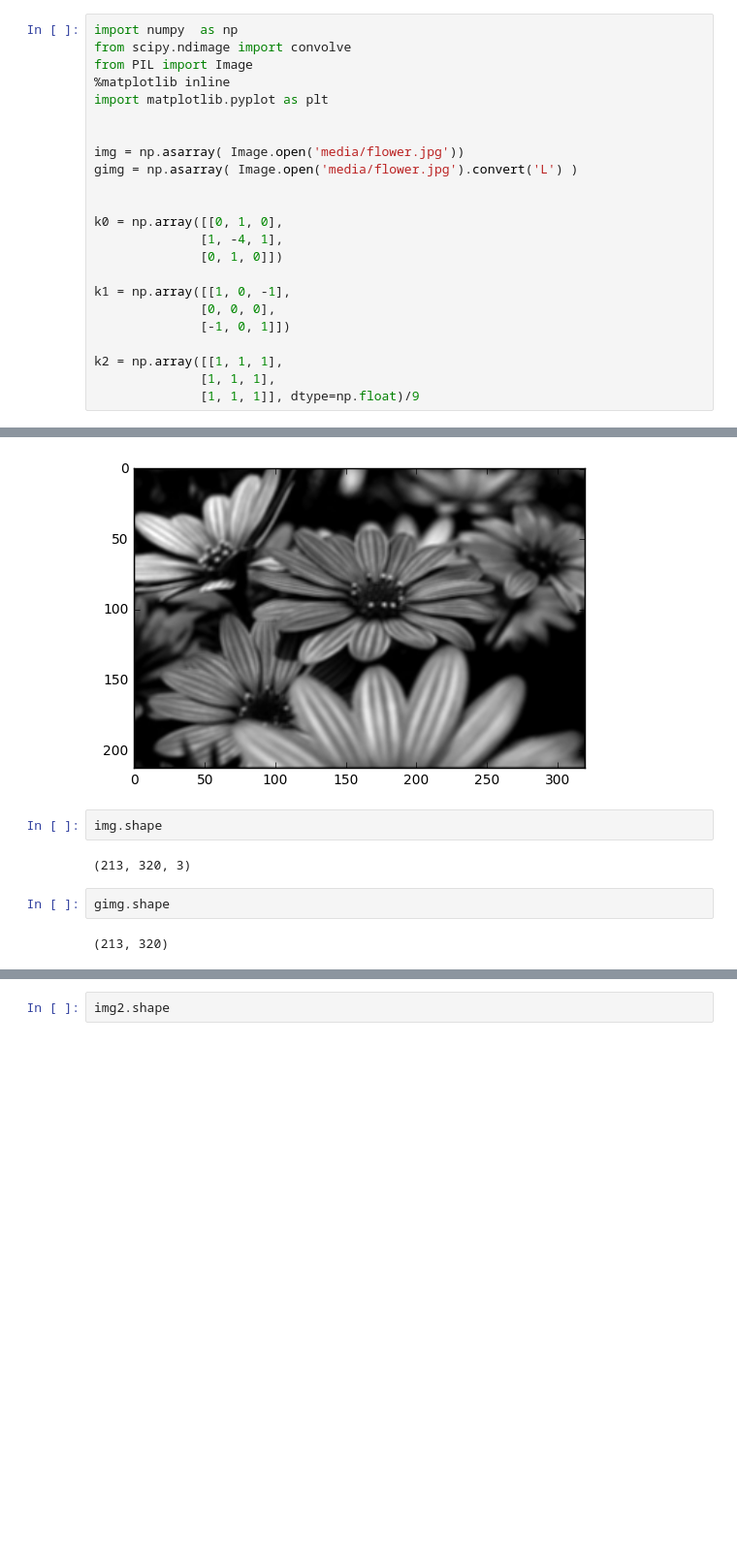
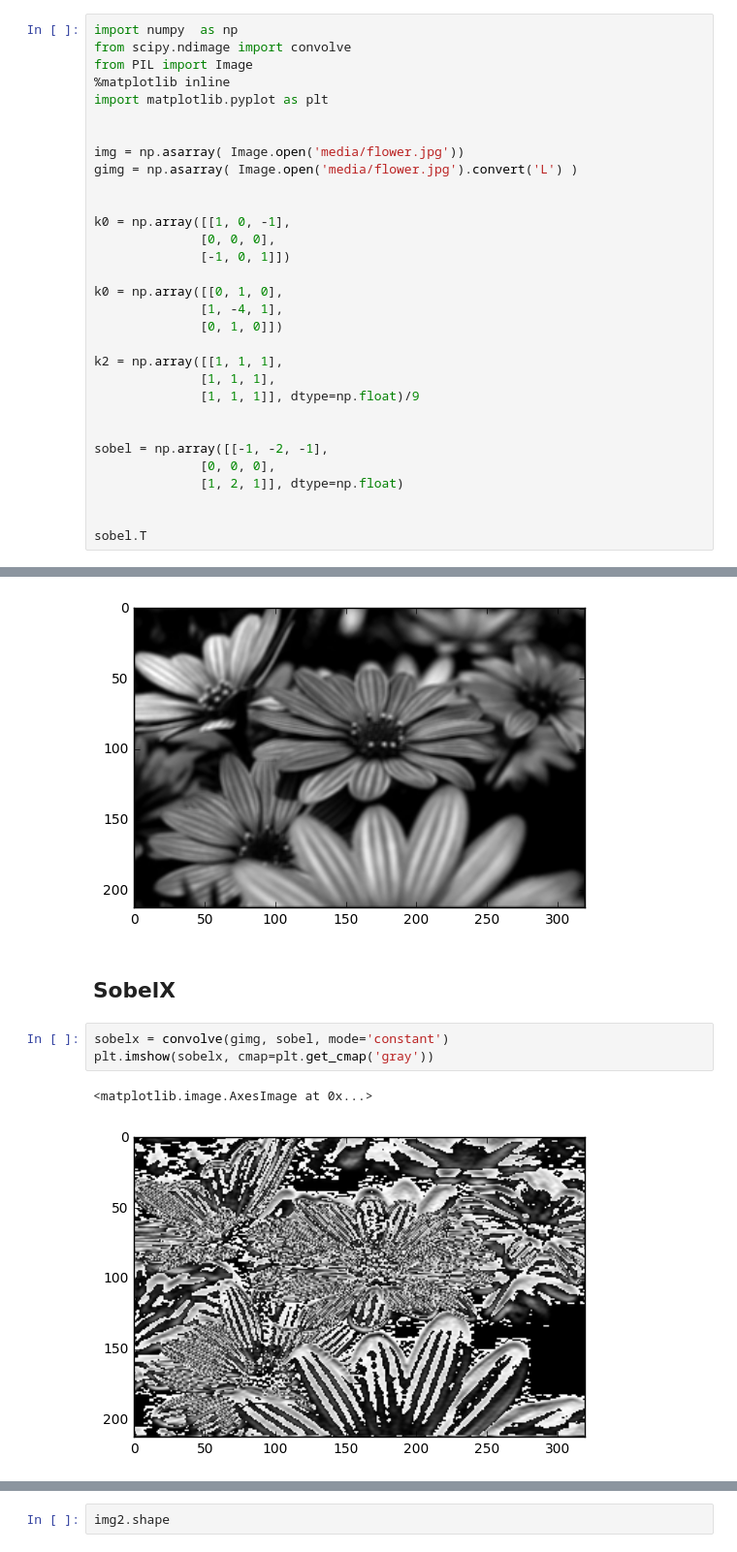
Before and after one commit to kperi/DL_tutorial, a Jupyter notebook: convolution examples.ipynb, the cells around one changed output, grey strips where cells are left out. Shown at 97% size. Drawn from its saved outputs; the diff is of its cells as text; blank space fills up the shorter version.

Commit message:
sobel operators

```diff
--- a/convolution examples.ipynb
+++ b/convolution examples.ipynb
@@ -10,14 +10,22 @@ img = np.asarray( Image.open('media/flower.jpg'))
 gimg = np.asarray( Image.open('media/flower.jpg').convert('L') )
 
 
+k0 = np.array([[1, 0, -1],
+              [0, 0, 0],
+              [-1, 0, 1]])
+
 k0 = np.array([[0, 1, 0],
               [1, -4, 1],
               [0, 1, 0]])
 
-k1 = np.array([[1, 0, -1],
-              [0, 0, 0],
-              [-1, 0, 1]])
-
 k2 = np.array([[1, 1, 1],
               [1, 1, 1],
               [1, 1, 1]], dtype=np.float)/9
+
+
+sobel = np.array([[-1, -2, -1],
+              [0, 0, 0],
+              [1, 2, 1]], dtype=np.float)
+
+
+sobel.T
@@ -49,11 +69,11 @@ plt.imshow(img2, cmap=plt.get_cmap('gray'))
 # %% [output]
 <matplotlib.image.AxesImage at 0x...>
 [figure]
-# %%
-img.shape
-# %% [output]
-(213, 320, 3)
-# %%
-gimg.shape
-# %% [output]
-(213, 320)
+# %% [markdown]
+## SobelX
+# %%
+sobelx = convolve(gimg, sobel, mode='constant')
+plt.imshow(sobelx, cmap=plt.get_cmap('gray'))
+# %% [output]
+<matplotlib.image.AxesImage at 0x...>
+[figure, added]
```
Also changed, not shown: parts of 11 cells of this notebook.
